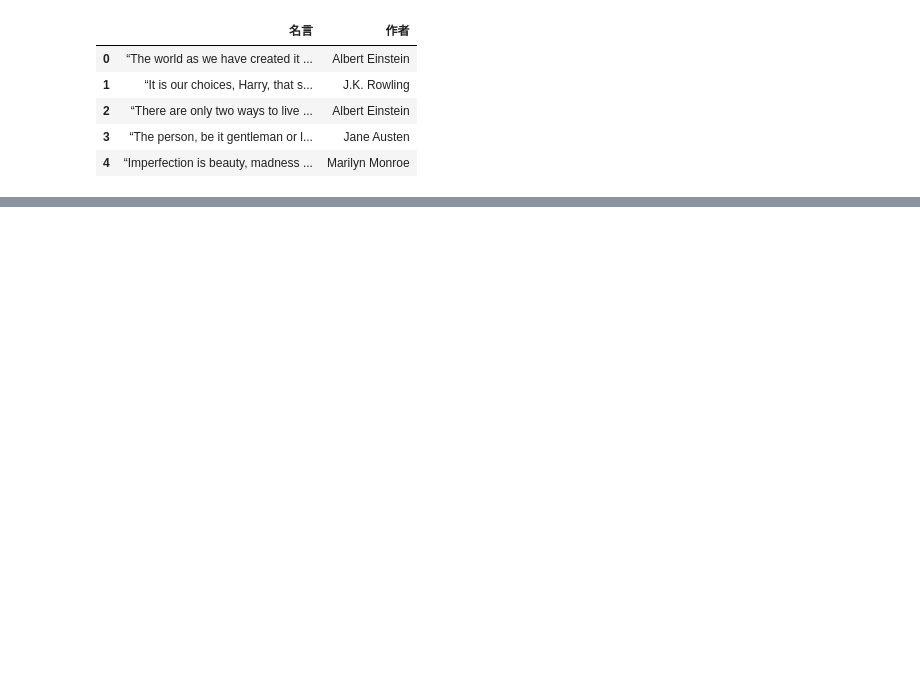
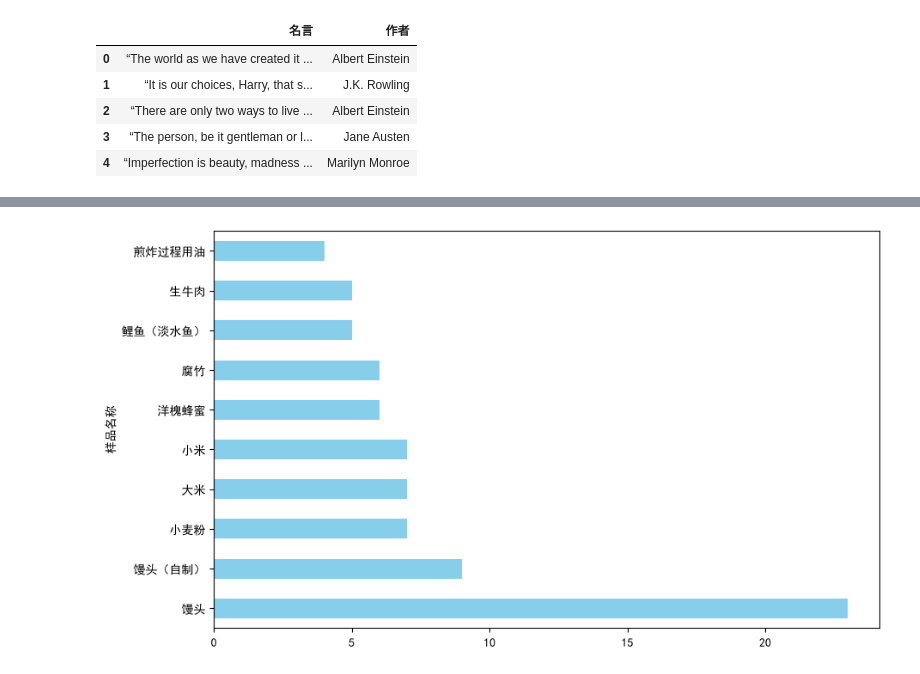
Before and after one commit to xiaowei123207/Food-Safety-Data-Analysis2, a Jupyter notebook: analyze.ipynb, the cells around one changed output, grey strips where cells are left out. Cells and saved outputs as stored; diff of their text form; code cells hidden in the pictures; blank space fills up the shorter version.

```diff
--- a/analyze.ipynb
+++ b/analyze.ipynb
@@ -12,6 +14,6 @@ df.head()
 | 4 | “Imperfection is beauty, madness ... | Marilyn Monroe |
 # %%
 import pandas as pd
-df = pd.read_excel('shipinhege.xlsx')
+df = pd.read_excel('shipinhege.xlsx' ,header=2)
 df.head()
 # %% [output]
@@ -18,0 +61,11 @@ ImportError: `Import openpyxl` failed.  Use pip or conda to install the openpyxl
+# %%
+import matplotlib.pyplot as plt
+plt.rcParams['font.sans-serif'] = ['SimHei']
+plt.rcParams['axes.unicode_minus'] = False
+df['样品名称'].value_counts().head(10).plot(kind='barh', figsize=(10, 6), color='skyblue')
+plt.title
+plt.xlabel
+plt.ylabel
+plt.show()
+# %% [output]
+[figure, added]
```
Also changed, not shown: parts of 19 cells of this notebook.
